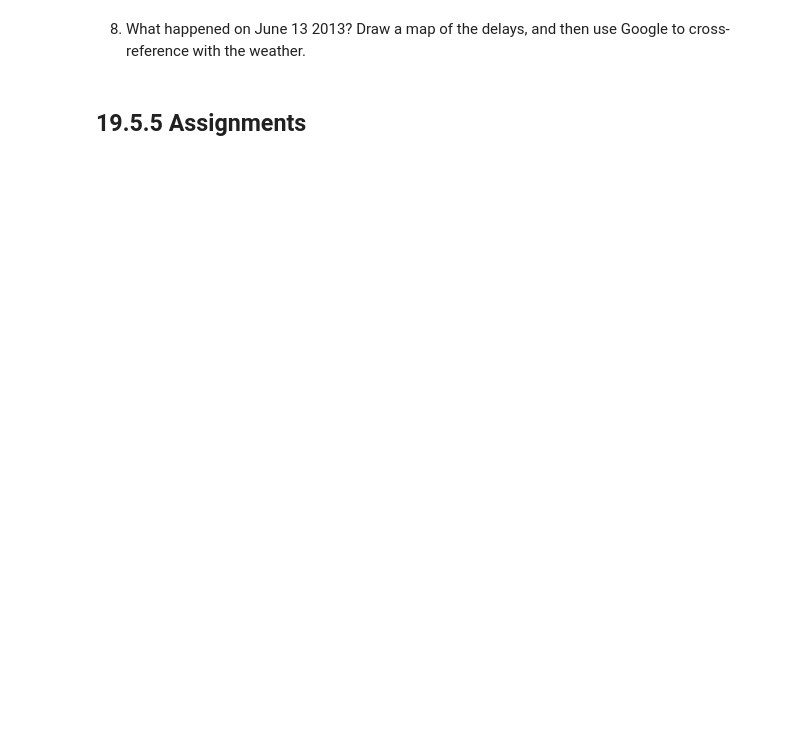
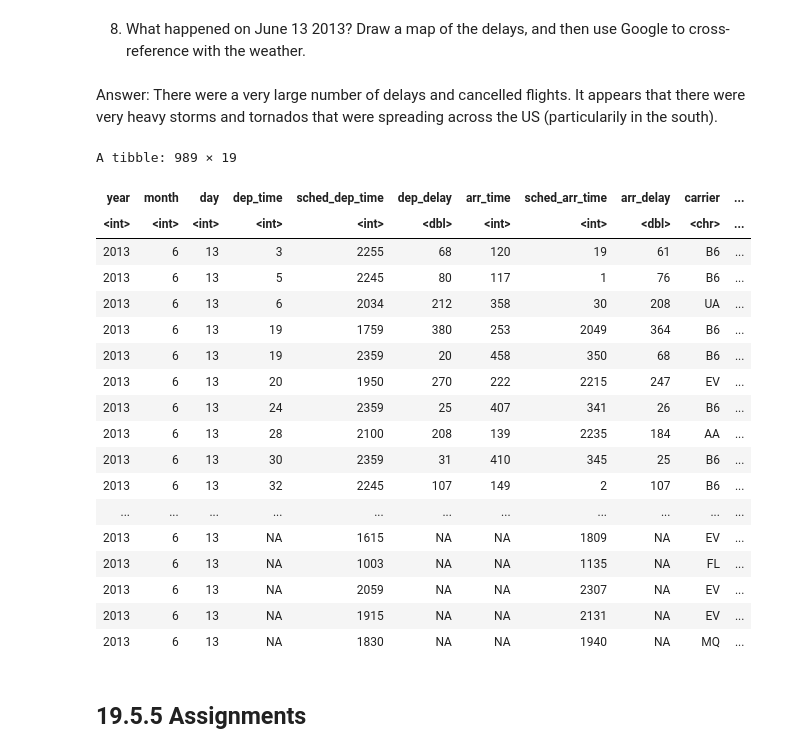
Before and after one commit to swill04/R4DS_exercises, a Jupyter notebook: week10_hw.ipynb, the cells around one changed output. Saved outputs shown, nothing was run; the diff lists cells and outputs as text; code cells hidden in the pictures; blank space fills up the shorter version.

```diff
--- a/week10_hw.ipynb
+++ b/week10_hw.ipynb
@@ -355,4 +425,29 @@ You might want to use the size or color of the points to display the average del
 # %% [markdown]
 8. What happened on June 13 2013? Draw a map of the delays, and then use Google to cross-reference with the weather.
+# %% [markdown]
+Answer: There were a very large number of delays and cancelled flights. It appears that there were very heavy storms and tornados that were spreading across the US (particularily in the south).
+# %%
+flights |>
+    filter(year == 2013, month == 06, day == 13)
+# %% [output]
+A tibble: 989 × 19
+| year | month | day | dep_time | sched_dep_time | dep_delay | arr_time | sched_arr_time | arr_delay | carrier | ... |
+| <int> | <int> | <int> | <int> | <int> | <dbl> | <int> | <int> | <dbl> | <chr> | ... |
+| 2013 | 6 | 13 | 3 | 2255 | 68 | 120 | 19 | 61 | B6 | ... |
+| 2013 | 6 | 13 | 5 | 2245 | 80 | 117 | 1 | 76 | B6 | ... |
+| 2013 | 6 | 13 | 6 | 2034 | 212 | 358 | 30 | 208 | UA | ... |
+| 2013 | 6 | 13 | 19 | 1759 | 380 | 253 | 2049 | 364 | B6 | ... |
+| 2013 | 6 | 13 | 19 | 2359 | 20 | 458 | 350 | 68 | B6 | ... |
+| 2013 | 6 | 13 | 20 | 1950 | 270 | 222 | 2215 | 247 | EV | ... |
+| 2013 | 6 | 13 | 24 | 2359 | 25 | 407 | 341 | 26 | B6 | ... |
+| 2013 | 6 | 13 | 28 | 2100 | 208 | 139 | 2235 | 184 | AA | ... |
+| 2013 | 6 | 13 | 30 | 2359 | 31 | 410 | 345 | 25 | B6 | ... |
+| 2013 | 6 | 13 | 32 | 2245 | 107 | 149 | 2 | 107 | B6 | ... |
+| ... | ... | ... | ... | ... | ... | ... | ... | ... | ... | ... |
+| 2013 | 6 | 13 | NA | 1615 | NA | NA | 1809 | NA | EV | ... |
+| 2013 | 6 | 13 | NA | 1003 | NA | NA | 1135 | NA | FL | ... |
+| 2013 | 6 | 13 | NA | 2059 | NA | NA | 2307 | NA | EV | ... |
+| 2013 | 6 | 13 | NA | 1915 | NA | NA | 2131 | NA | EV | ... |
+| 2013 | 6 | 13 | NA | 1830 | NA | NA | 1940 | NA | MQ | ... |
 # %% [markdown]
 ## 19.5.5 Assignments
```
Also changed, not shown: parts of 9 cells of this notebook.
